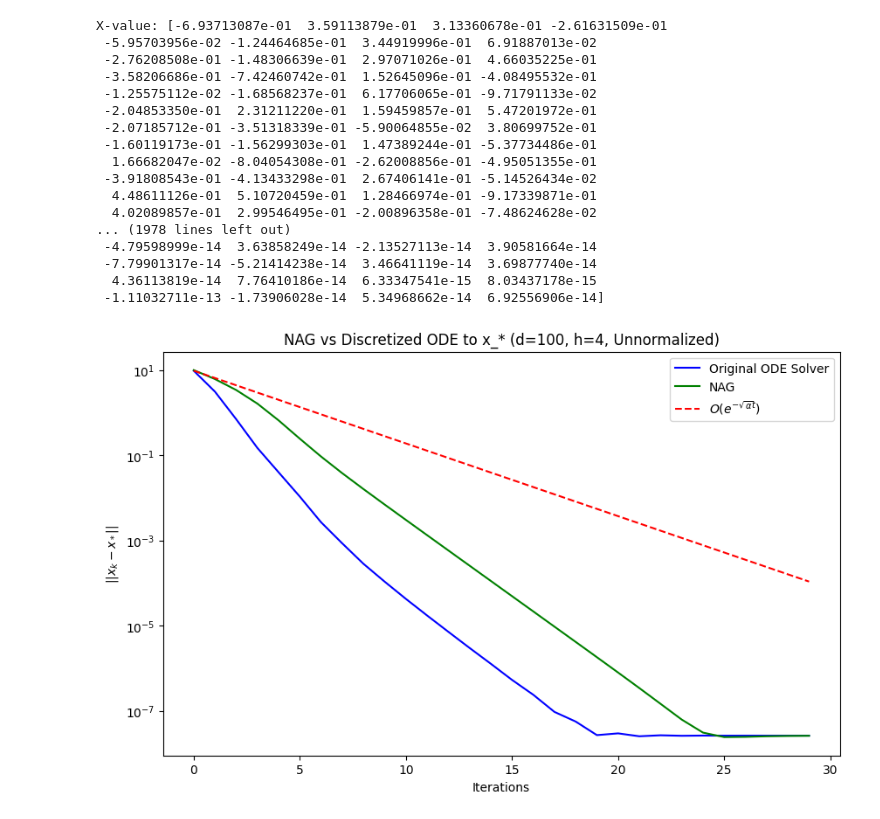
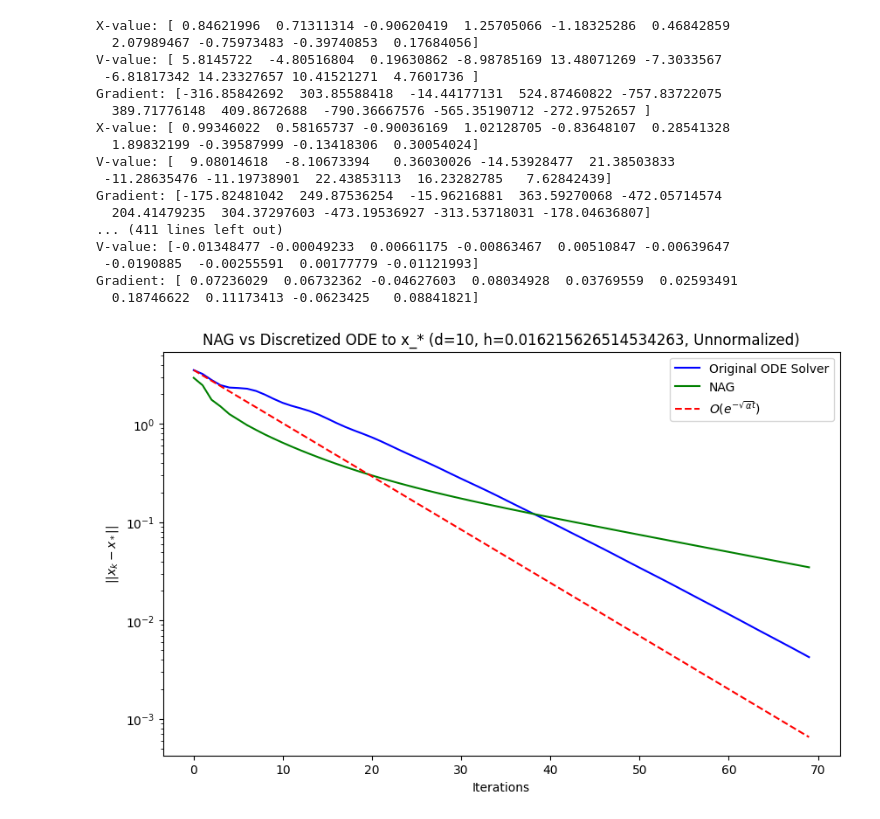
Before and after one commit to ayfeng23/FB_algorithms, a Jupyter notebook: Accelerated_GD.ipynb, the cells around one changed output. Cells and saved outputs as stored; diff of their text form; code cells hidden in the pictures.

```diff
--- a/Accelerated_GD.ipynb
+++ b/Accelerated_GD.ipynb
@@ -12,9 +12,9 @@ from scipy.optimize import minimize
 np.random.seed(42)
 
 # Problem parameters
-d = 100  # Dimension
+d = 10  # Dimension
 h = 1 # Time step
-num_steps = 30  # Total number of iterations
+num_steps = 70  # Total number of iterations
 # %%
 #@title Quadratic
 #crude construction of A
@@ -22,7 +22,7 @@ num_steps = 30  # Total number of iterations
 #A = A.T @ A  # Make A symmetric positive definite
 
 #randomly generated eigenvalues
-eigenvalues = np.random.uniform(0.1, 10, size=d)
+eigenvalues = np.random.uniform(1, 1000, size=d)
 # Construct A using these eigenvalues
 Q, _ = np.linalg.qr(np.random.randn(d, d))  # Generate a random orthogonal matrix
 A = Q @ np.diag(eigenvalues) @ Q.T
@@ -40,10 +40,12 @@ gamma = 2 * np.sqrt(alpha)
 
 # Function gradient
 def grad_f(x):
+    return A @ x
     return A @ (x - b)
 
 # Theoretical baseline x_* = b
-x_star = np.tile(b, (num_steps, 1))
+x_star = np.tile(0, (num_steps, 1))
+#x_star = np.tile(b, (num_steps, 1))
 
 # Initialize x and v
 x_vals = []
@@ -231,9 +233,18 @@ def grad_f(x):
 
 normalized = False
 # %%
-h=4
+import math
+h=1 / (2* math.sqrt(L))
+target_function = "quadratic"
+if target_function == "logistic":
+    objective_function = lambda x: logistic_regression_objective(X, y, x, mu)
+else:
+    objective_function = lambda x: 0.5 * x.T @ A @ x #- b.T @ x + c
+
+f_vals_ode = []
 # Run the discretized ODE solver
 for n in range(num_steps):
+    f_vals_ode.append(objective_function(x.copy()))
     x_vals.append(x.copy())  # Store x values
     v = np.exp(-gamma * h) * (v + grad_f(x) / gamma) - grad_f(x) / gamma
     x = x + h * v
@@ -246,7 +257,7 @@ x_vals = np.array(x_vals)
 # Fit an O(e^{-sqrt(alpha) t}) curve to ||x_n - x_*||
 error_norm = np.linalg.norm(x_vals - x_star, axis=1)
 t_fit = t_vals
-fit_curve = np.exp(-np.sqrt(alpha) * t_fit)
+fit_curve = np.exp(-np.sqrt(alpha) * t_fit * h)
 fit_curve *= error_norm[0] / fit_curve[0]  # Scale to match initial error
 
 Q = L / max(m, 1e-8)  # Condition number
@@ -256,9 +267,12 @@ gamma_k = (np.sqrt(Q) - 1) / (np.sqrt(Q) + 1)  # Nesterov's momentum parameter
 x_vals_nag = []
 x_k = np.random.randn(d)  # Initial x
 y_k = x_k.copy()
+f_vals_nag = []
+
 
 # Run Nesterov's Accelerated Gradient (NAG)
 for k in range(num_steps):
+    f_vals_nag.append(objective_function(x_k.copy()))
     x_vals_nag.append(x_k.copy())  # Store x values
     y_k1 = x_k - (1 / L) * grad_f(x_k)
     x_k = (1 - gamma_k) * y_k1 + gamma_k * y_k
@@ -271,51 +285,51 @@ error_norm_nag = np.linalg.norm(x_vals_nag - x_star, axis=1)
 
 # Plot results
 normalization_status = "Normalized" if normalized else "Unnormalized"
 title = f"NAG vs Discretized ODE to x_* (d={d}, h={h}, {normalization_status})"
 
 
 # Plot NAG convergence vs. original method
 plt.figure(figsize=(10, 6))
 plt.plot(t_vals, error_norm, label="Original ODE Solver", color="blue")
 plt.plot(t_vals, error_norm_nag, label="NAG", color="green")
 plt.plot(t_fit, fit_curve, "--", label=r"$O(e^{-\sqrt{\alpha} t})$", color="red")
 plt.xlabel("Iterations")
 plt.ylabel(r"$||x_k - x_*||$")
 plt.yscale("log")
 plt.legend()
 plt.title(title)
 plt.show()
 
 
 # # Plot results with updated title
 # plt.figure(figsize=(10, 6))
 # plt.plot(t_vals, error_norm, label=r"$||x_n - x_*||$", color="blue")
 # plt.plot(t_fit, fit_curve, "--", label=r"$O(e^{-\sqrt{\alpha} t})$", color="red")
 # plt.xlabel("Iterations")
 # plt.ylabel(r"$||x_n - x_*||$")
 # plt.yscale("log")
 # plt.legend()
 # plt.title(title)
 # plt.show()
 # %% [output]
-X-value: [-6.93713087e-01  3.59113879e-01  3.13360678e-01 -2.61631509e-01
- -5.95703956e-02 -1.24464685e-01  3.44919996e-01  6.91887013e-02
- -2.76208508e-01 -1.48306639e-01  2.97071026e-01  4.66035225e-01
- -3.58206686e-01 -7.42460742e-01  1.52645096e-01 -4.08495532e-01
- -1.25575112e-02 -1.68568237e-01  6.17706065e-01 -9.71791133e-02
- -2.04853350e-01  2.31211220e-01  1.59459857e-01  5.47201972e-01
- -2.07185712e-01 -3.51318339e-01 -5.90064855e-02  3.80699752e-01
- -1.60119173e-01 -1.56299303e-01  1.47389244e-01 -5.37734486e-01
-  1.66682047e-02 -8.04054308e-01 -2.62008856e-01 -4.95051355e-01
- -3.91808543e-01 -4.13433298e-01  2.67406141e-01 -5.14526434e-02
-  4.48611126e-01  5.10720459e-01  1.28466974e-01 -9.17339871e-01
-  4.02089857e-01  2.99546495e-01 -2.00896358e-01 -7.48624628e-02
-... (1978 lines left out)
- -4.79598999e-14  3.63858249e-14 -2.13527113e-14  3.90581664e-14
- -7.79901317e-14 -5.21414238e-14  3.46641119e-14  3.69877740e-14
-  4.36113819e-14  7.76410186e-14  6.33347541e-15  8.03437178e-15
- -1.11032711e-13 -1.73906028e-14  5.34968662e-14  6.92556906e-14]
+X-value: [ 0.84621996  0.71311314 -0.90620419  1.25705066 -1.18325286  0.46842859
+  2.07989467 -0.75973483 -0.39740853  0.17684056]
+V-value: [ 5.8145722  -4.80516804  0.19630862 -8.98785169 13.48071269 -7.3033567
+ -6.81817342 14.23327657 10.41521271  4.7601736 ]
+Gradient: [-316.85842692  303.85588418  -14.44177131  524.87460822 -757.83722075
+  389.71776148  409.8672688  -790.36667576 -565.35190712 -272.9752657 ]
+X-value: [ 0.99346022  0.58165737 -0.90036169  1.02128705 -0.83648107  0.28541328
+  1.89832199 -0.39587999 -0.13418306  0.30054024]
+V-value: [  9.08014618  -8.10673394   0.36030026 -14.53928477  21.38503833
+ -11.28635476 -11.19738901  22.43853113  16.23282785   7.62842439]
+Gradient: [-175.82481042  249.87536254  -15.96216881  363.59270068 -472.05714574
+  204.41479235  304.37297603 -473.19536927 -313.53718031 -178.04636807]
+... (411 lines left out)
+V-value: [-0.01348477 -0.00049233  0.00661175 -0.00863467  0.00510847 -0.00639647
+ -0.0190885  -0.00255591  0.00177779 -0.01121993]
+Gradient: [ 0.07236029  0.06732362 -0.04627603  0.08034928  0.03769559  0.02593491
+  0.18746622  0.11173413 -0.0623425   0.08841821]
-[figure, old version]
+[figure, new version]
 # %%
 # Compute eigenvalues of A
 eigenvalues = eigh(A, eigvals_only=True)
```
Also changed, not shown: parts of 3 cells of this notebook.
